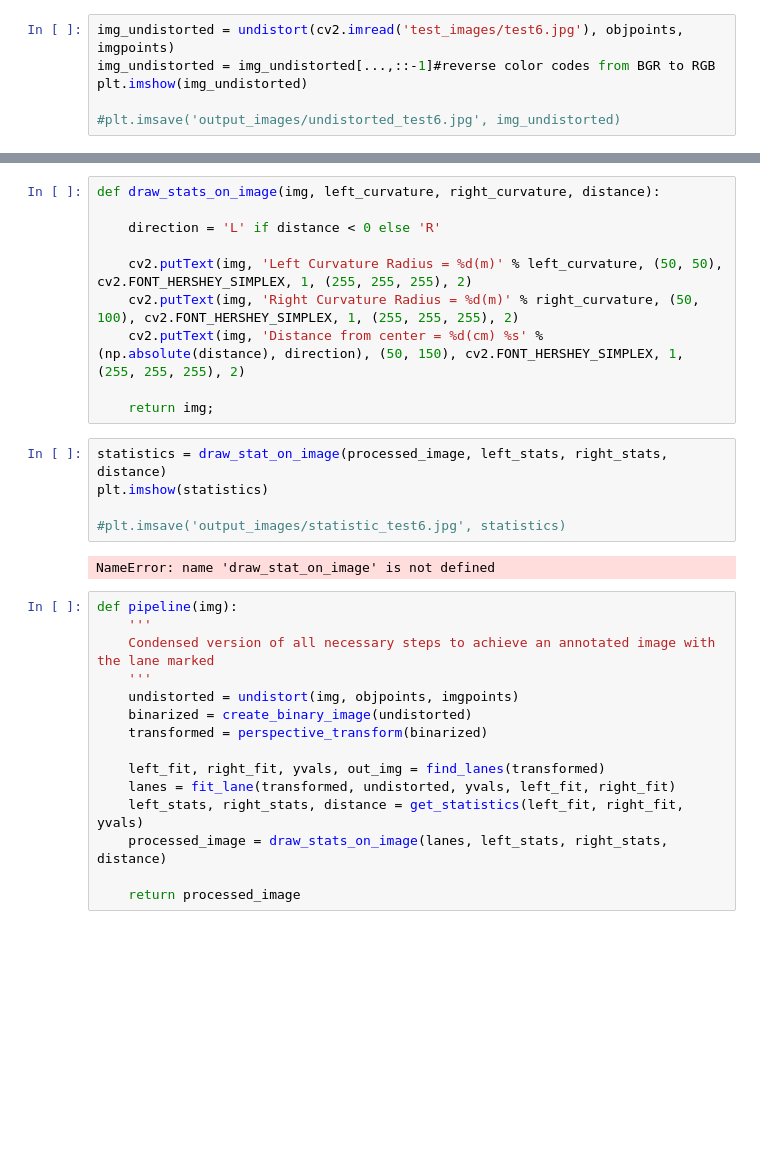
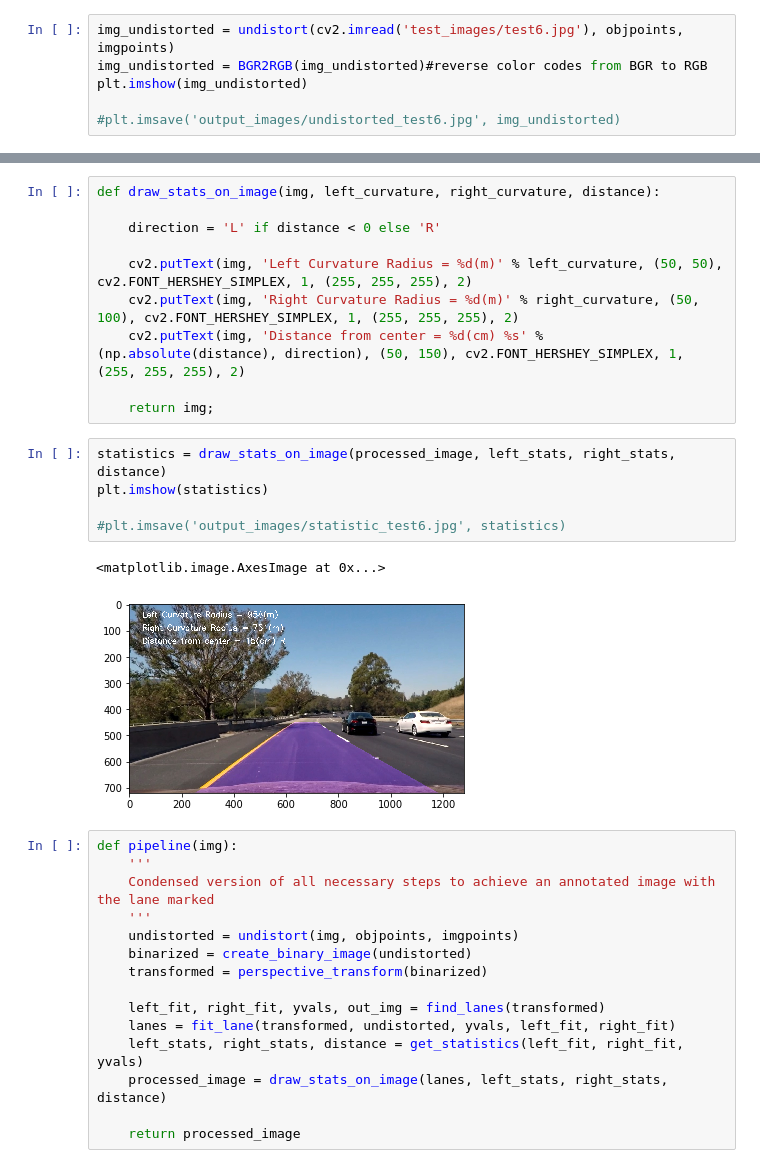
Before and after one commit to bflyth/Advanced-Lane-Lines, a Jupyter notebook: Advanced Lane Finding.ipynb, the cells around one changed output, grey strips where cells are left out. Saved outputs shown, nothing was run; the diff lists cells and outputs as text; blank space fills up the shorter version.

```diff
--- a/Advanced Lane Finding.ipynb
+++ b/Advanced Lane Finding.ipynb
@@ -85,7 +87,7 @@ def undistort(img, objpoints, imgpoints):
     return img_undistorted
 # %%
 img_undistorted = undistort(cv2.imread('test_images/test6.jpg'), objpoints, imgpoints)
-img_undistorted = img_undistorted[...,::-1]#reverse color codes from BGR to RGB
+img_undistorted = BGR2RGB(img_undistorted)#reverse color codes from BGR to RGB
 plt.imshow(img_undistorted)
 
 #plt.imsave('output_images/undistorted_test6.jpg', img_undistorted)
@@ -340,12 +349,13 @@ def draw_stats_on_image(img, left_curvature, right_curvature, distance):
 
     return img;
 # %%
-statistics = draw_stat_on_image(processed_image, left_stats, right_stats, distance)
+statistics = draw_stats_on_image(processed_image, left_stats, right_stats, distance)
 plt.imshow(statistics)
 
 #plt.imsave('output_images/statistic_test6.jpg', statistics)
 # %% [output]
-NameError: name 'draw_stat_on_image' is not defined
+<matplotlib.image.AxesImage at 0x...>
+[figure, added]
 # %%
 def pipeline(img):
     '''
```
Also changed, not shown: parts of 7 cells of this notebook, 1 other file.
